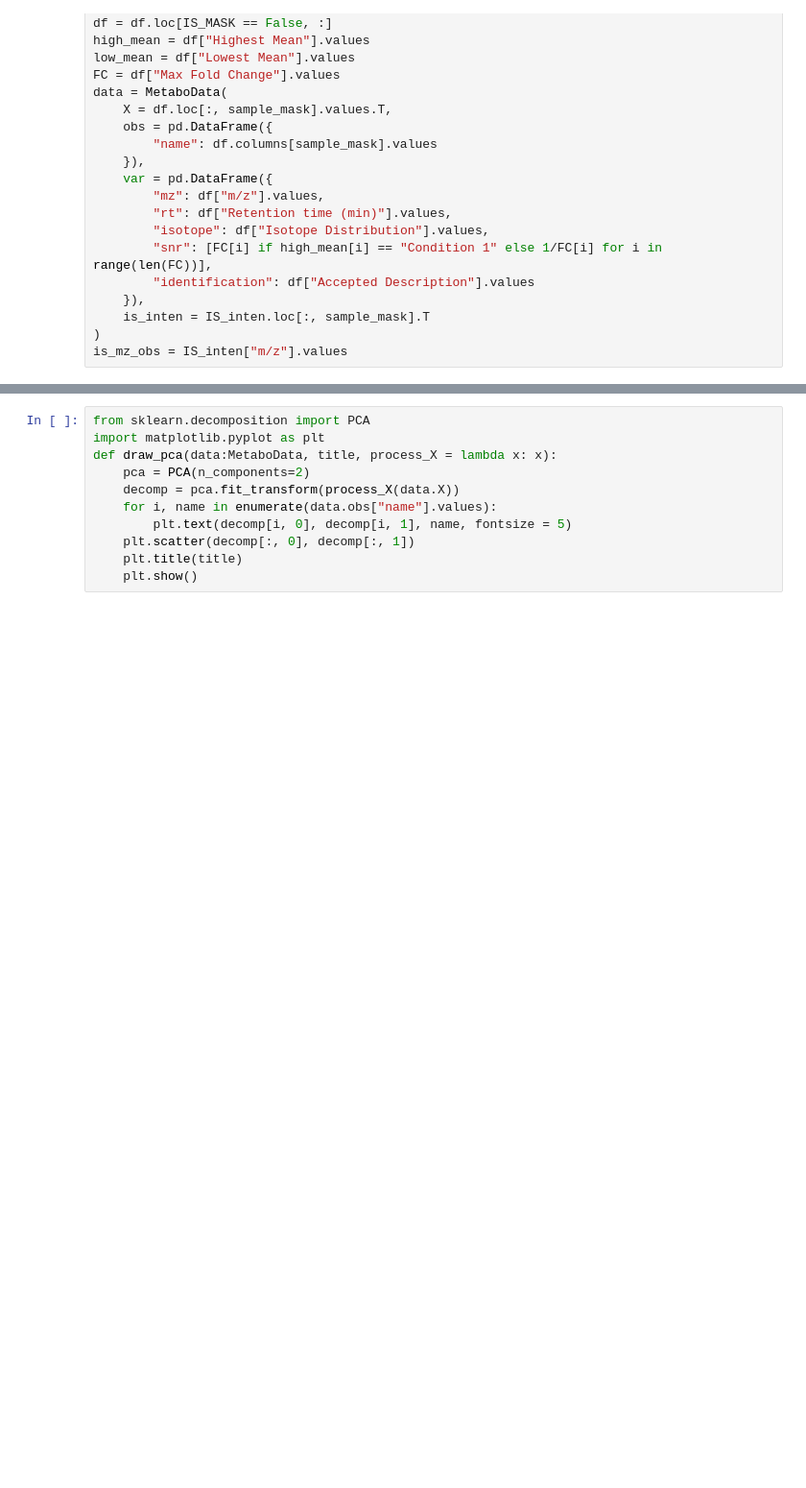
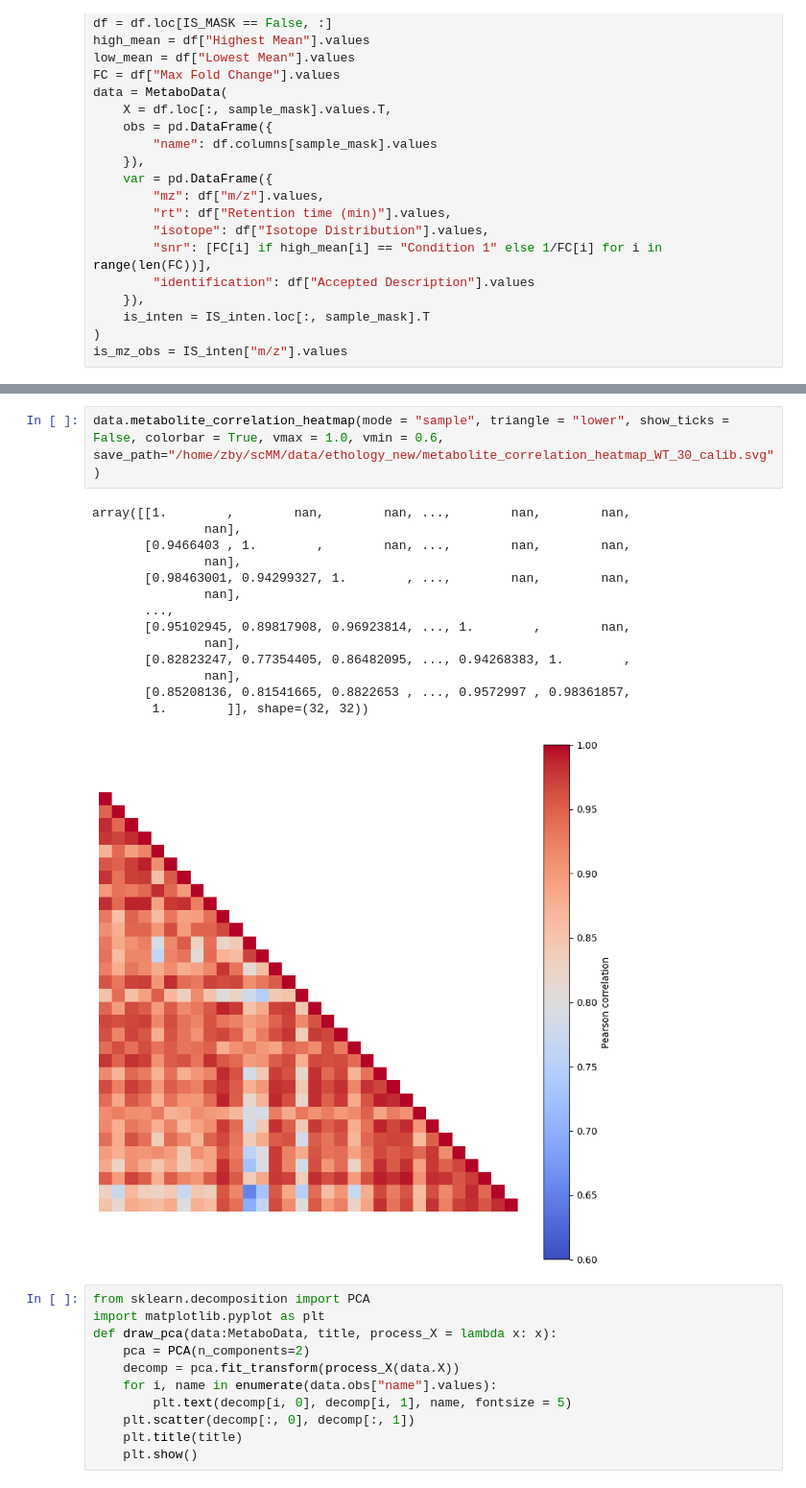
Before and after one commit to creeper349/scMM, a Jupyter notebook: wormethology.ipynb, the cells around one changed output, grey strips where cells are left out. Shown at 96% size. Drawn from its saved outputs; the diff is of its cells as text; blank space fills up the shorter version.

```diff
--- a/wormethology.ipynb
+++ b/wormethology.ipynb
@@ -51,3 +47,20 @@ print(data.X)
+# %%
+data.metabolite_correlation_heatmap(mode = "sample", triangle = "lower", show_ticks = False, colorbar = True, vmax = 1.0, vmin = 0.6, save_path="/home/zby/scMM/data/ethology_new/metabolite_correlation_heatmap_WT_30_calib.svg")
+# %% [output]
+array([[1.        ,        nan,        nan, ...,        nan,        nan,
+               nan],
+       [0.9466403 , 1.        ,        nan, ...,        nan,        nan,
+               nan],
+       [0.98463001, 0.94299327, 1.        , ...,        nan,        nan,
+               nan],
+       ...,
+       [0.95102945, 0.89817908, 0.96923814, ..., 1.        ,        nan,
+               nan],
+       [0.82823247, 0.77354405, 0.86482095, ..., 0.94268383, 1.        ,
+               nan],
+       [0.85208136, 0.81541665, 0.8822653 , ..., 0.9572997 , 0.98361857,
+        1.        ]], shape=(32, 32))
+[figure, added]
 # %%
 from sklearn.decomposition import PCA
 import matplotlib.pyplot as plt
```
Also changed, not shown: parts of 5 cells of this notebook, 1 other file.
